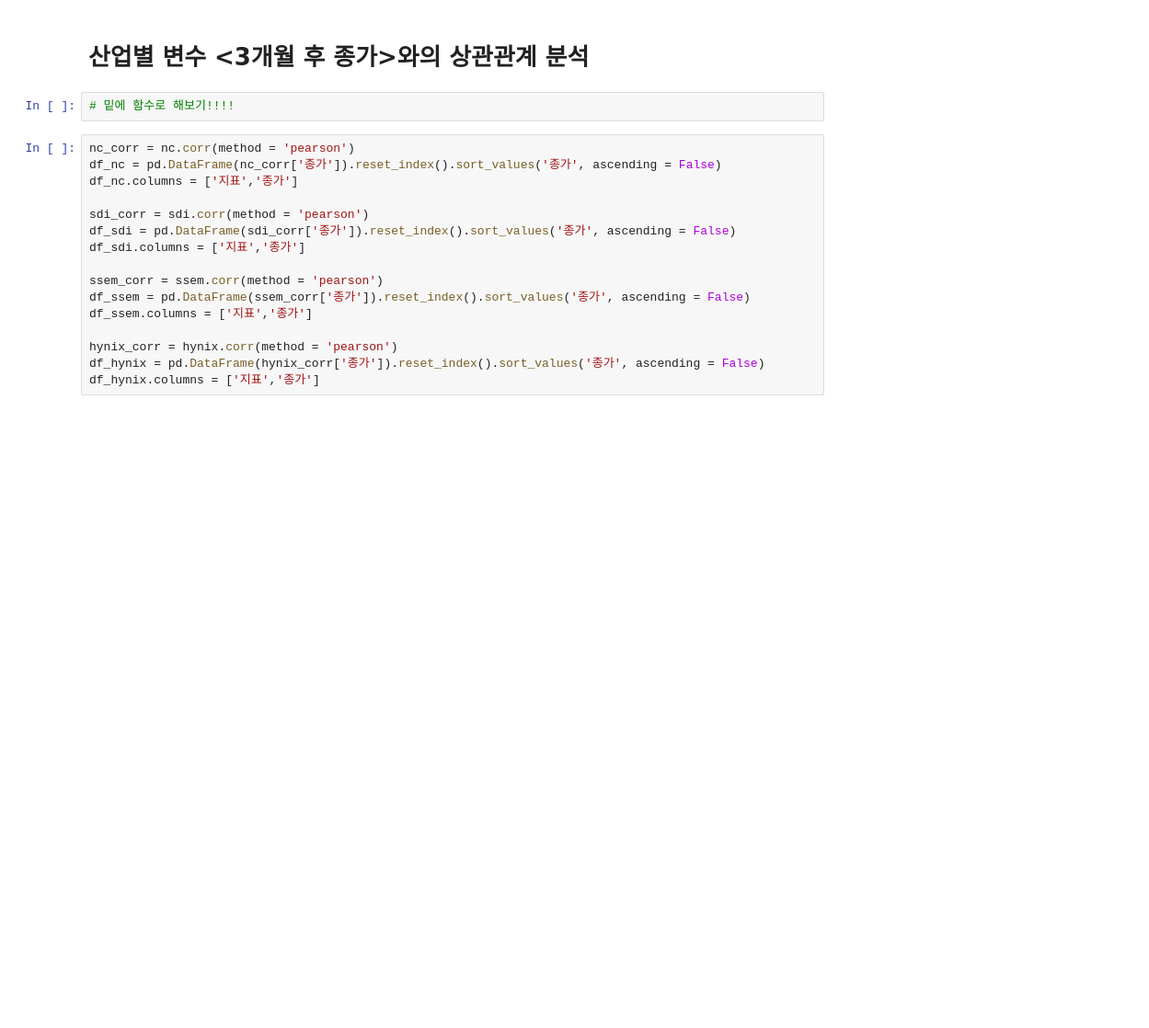
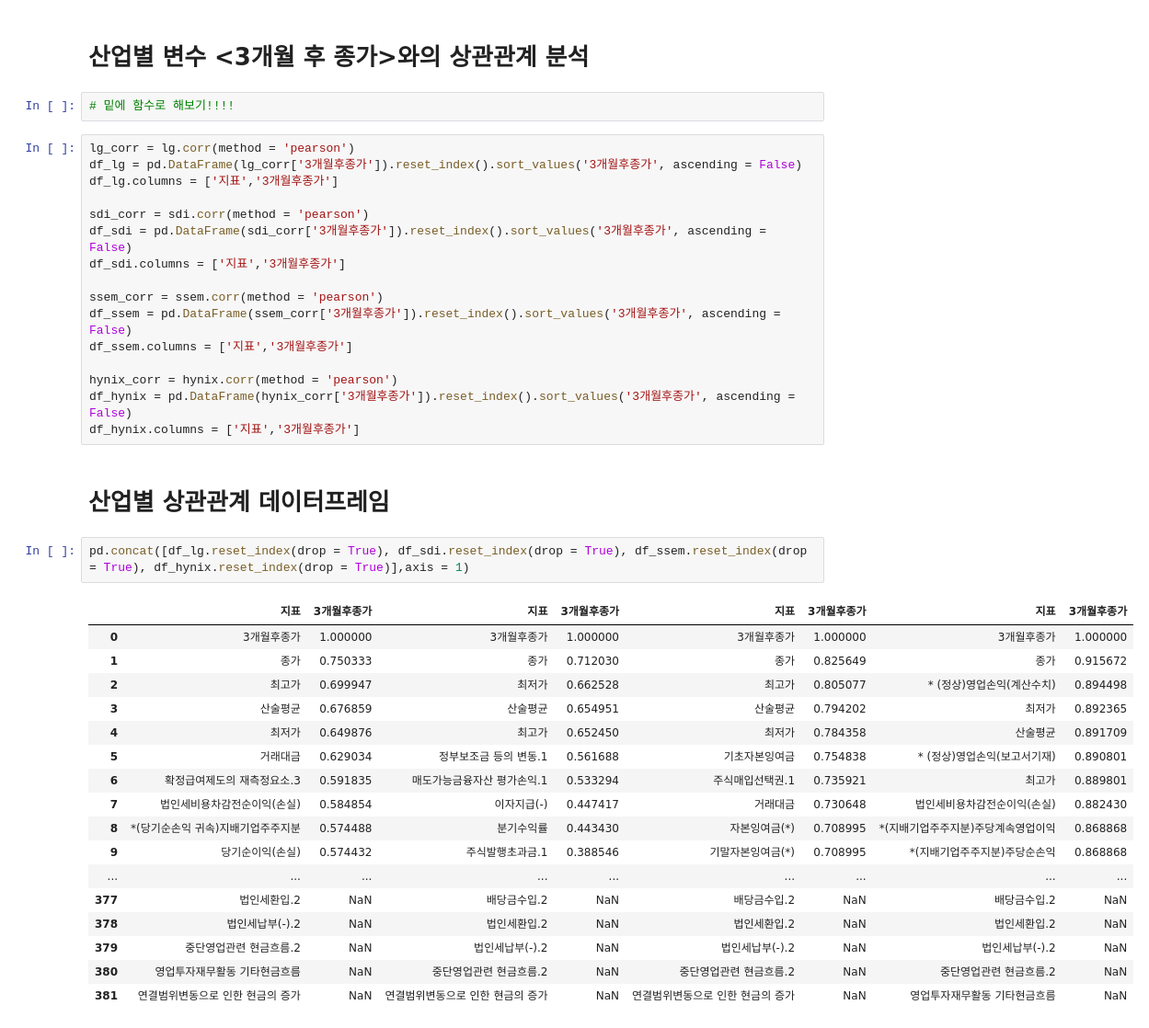
Before and after one commit to kongjeongbae/03_stock_price_prediction_using_non-financial_data, a Jupyter notebook: src/project1_semi_finance/190214_DB_재무_Validation.ipynb, the cells around one changed output. Shown at 92% size. Cells and saved outputs as stored; diff of their text form; blank space fills up the shorter version.

```diff
--- a/src/project1_semi_finance/190213_DB_자료정리.ipynb
+++ b/src/project1_semi_finance/190214_DB_재무_Validation.ipynb
@@ -129,20 +141,42 @@ df_yoohan
 # %%
 # 밑에 함수로 해보기!!!!
 # %%
-nc_corr = nc.corr(method = 'pearson')
-df_nc = pd.DataFrame(nc_corr['종가']).reset_index().sort_values('종가', ascending = False)
-df_nc.columns = ['지표','종가']
+lg_corr = lg.corr(method = 'pearson')
+df_lg = pd.DataFrame(lg_corr['3개월후종가']).reset_index().sort_values('3개월후종가', ascending = False)
+df_lg.columns = ['지표','3개월후종가']
 
 sdi_corr = sdi.corr(method = 'pearson')
-df_sdi = pd.DataFrame(sdi_corr['종가']).reset_index().sort_values('종가', ascending = False)
-df_sdi.columns = ['지표','종가']
+df_sdi = pd.DataFrame(sdi_corr['3개월후종가']).reset_index().sort_values('3개월후종가', ascending = False)
+df_sdi.columns = ['지표','3개월후종가']
 
 ssem_corr = ssem.corr(method = 'pearson')
-df_ssem = pd.DataFrame(ssem_corr['종가']).reset_index().sort_values('종가', ascending = False)
-df_ssem.columns = ['지표','종가']
+df_ssem = pd.DataFrame(ssem_corr['3개월후종가']).reset_index().sort_values('3개월후종가', ascending = False)
+df_ssem.columns = ['지표','3개월후종가']
 
 hynix_corr = hynix.corr(method = 'pearson')
-df_hynix = pd.DataFrame(hynix_corr['종가']).reset_index().sort_values('종가', ascending = False)
-df_hynix.columns = ['지표','종가']
+df_hynix = pd.DataFrame(hynix_corr['3개월후종가']).reset_index().sort_values('3개월후종가', ascending = False)
+df_hynix.columns = ['지표','3개월후종가']
+# %% [markdown]
+# 산업별 상관관계 데이터프레임
+# %%
+pd.concat([df_lg.reset_index(drop = True), df_sdi.reset_index(drop = True), df_ssem.reset_index(drop = True), df_hynix.reset_index(drop = True)],axis = 1)
+# %% [output]
+|  | 지표 | 3개월후종가 | 지표 | 3개월후종가 | 지표 | 3개월후종가 | 지표 | 3개월후종가 |
+| 0 | 3개월후종가 | 1.000000 | 3개월후종가 | 1.000000 | 3개월후종가 | 1.000000 | 3개월후종가 | 1.000000 |
+| 1 | 종가 | 0.750333 | 종가 | 0.712030 | 종가 | 0.825649 | 종가 | 0.915672 |
+| 2 | 최고가 | 0.699947 | 최저가 | 0.662528 | 최고가 | 0.805077 | * (정상)영업손익(계산수치) | 0.894498 |
+| 3 | 산술평균 | 0.676859 | 산술평균 | 0.654951 | 산술평균 | 0.794202 | 최저가 | 0.892365 |
+| 4 | 최저가 | 0.649876 | 최고가 | 0.652450 | 최저가 | 0.784358 | 산술평균 | 0.891709 |
+| 5 | 거래대금 | 0.629034 | 정부보조금 등의 변동.1 | 0.561688 | 기초자본잉여금 | 0.754838 | * (정상)영업손익(보고서기재) | 0.890801 |
+| 6 | 확정급여제도의 재측정요소.3 | 0.591835 | 매도가능금융자산 평가손익.1 | 0.533294 | 주식매입선택권.1 | 0.735921 | 최고가 | 0.889801 |
+| 7 | 법인세비용차감전순이익(손실) | 0.584854 | 이자지급(-) | 0.447417 | 거래대금 | 0.730648 | 법인세비용차감전순이익(손실) | 0.882430 |
+| 8 | *(당기순손익 귀속)지배기업주주지분 | 0.574488 | 분기수익률 | 0.443430 | 자본잉여금(*) | 0.708995 | *(지배기업주주지분)주당계속영업이익 | 0.868868 |
+| 9 | 당기순이익(손실) | 0.574432 | 주식발행초과금.1 | 0.388546 | 기말자본잉여금(*) | 0.708995 | *(지배기업주주지분)주당순손익 | 0.868868 |
+| ... | ... | ... | ... | ... | ... | ... | ... | ... |
+| 377 | 법인세환입.2 | NaN | 배당금수입.2 | NaN | 배당금수입.2 | NaN | 배당금수입.2 | NaN |
+| 378 | 법인세납부(-).2 | NaN | 법인세환입.2 | NaN | 법인세환입.2 | NaN | 법인세환입.2 | NaN |
+| 379 | 중단영업관련 현금흐름.2 | NaN | 법인세납부(-).2 | NaN | 법인세납부(-).2 | NaN | 법인세납부(-).2 | NaN |
+| 380 | 영업투자재무활동 기타현금흐름 | NaN | 중단영업관련 현금흐름.2 | NaN | 중단영업관련 현금흐름.2 | NaN | 중단영업관련 현금흐름.2 | NaN |
+| 381 | 연결범위변동으로 인한 현금의 증가 | NaN | 연결범위변동으로 인한 현금의 증가 | NaN | 연결범위변동으로 인한 현금의 증가 | NaN | 영업투자재무활동 기타현금흐름 | NaN |
 # %%
 list_corr = []
```
Also changed, not shown: parts of 24 cells of this notebook, 2 other files.
